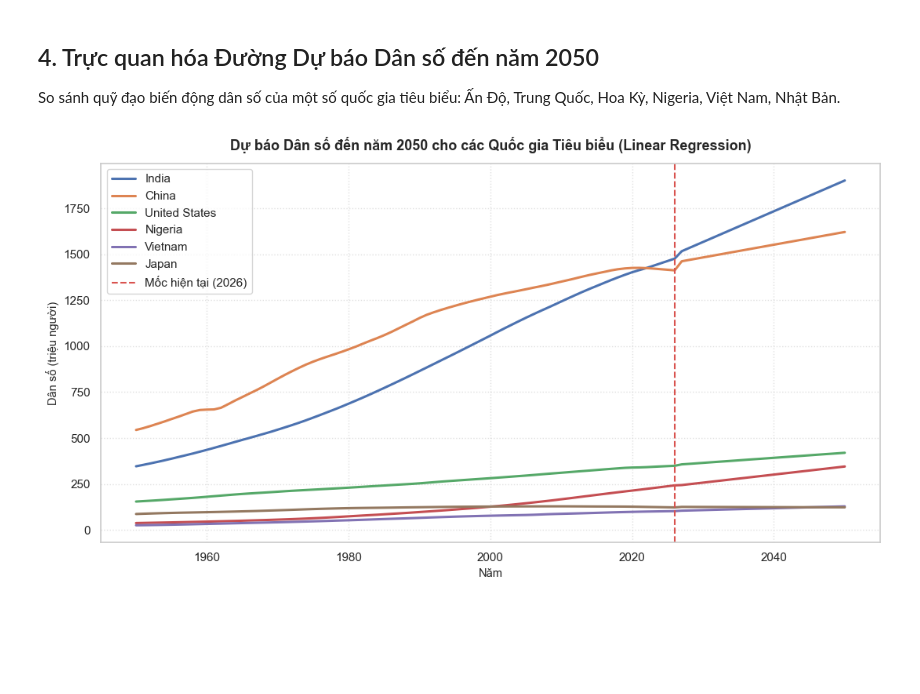
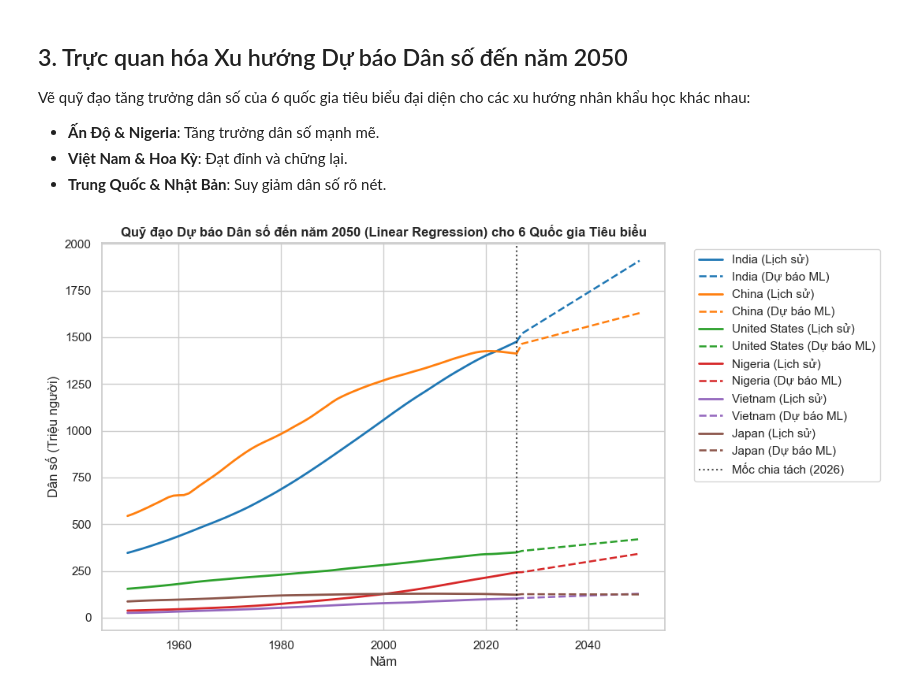
Before and after one commit to TchPhiTan/global-population-ageing-2050, a Jupyter notebook: notebooks/04_modeling_forecast_2050.ipynb, the cells around one changed output. Drawn from its saved outputs; the diff is of its cells as text; code cells hidden in the pictures; blank space fills up the shorter version.

```diff
--- a/notebooks/04_modeling_forecast_2050.ipynb
+++ b/notebooks/04_modeling_forecast_2050.ipynb
@@ -14,20 +21,22 @@ from pathlib import Path
 
 import matplotlib.pyplot as plt
 import numpy as np
+import pandas as pd
 import seaborn as sns
 from sklearn.linear_model import LinearRegression, LogisticRegression
-from sklearn.metrics import accuracy_score, confusion_matrix, f1_score, mean_absolute_error, mean_squared_error, precision_score, r2_score, recall_score
+from sklearn.metrics import accuracy_score, confusion_matrix, f1_score, mean_absolute_error, mean_squared_error, r2_score
 from sklearn.model_selection import train_test_split
 
-# Cấu hình giao diện và thư mục
-sns.set_theme(style="whitegrid")
-
+# Thiết lập đường dẫn tương đối linh hoạt
 ROOT = Path("..").resolve() if Path(".").resolve().name == "notebooks" else Path(".").resolve()
 WIDE_INPUT = ROOT / "data" / "processed" / "population_fact_wide.csv"
 OUTPUT_DIR = ROOT / "data" / "processed"
+TECHNICAL_DIR = OUTPUT_DIR / "technical"
+TECHNICAL_DIR.mkdir(parents=True, exist_ok=True)
 REPORTS_DIR = ROOT / "reports" / "modeling"
 REPORTS_DIR.mkdir(parents=True, exist_ok=True)
 
-print("Đường dẫn file dữ liệu wide:", WIDE_INPUT)
-print("Thư mục lưu báo cáo mô hình:", REPORTS_DIR)
+sns.set_theme(style="whitegrid")
+print(f"Project Root: {ROOT}")
+print(f"Wide Input Path: {WIDE_INPUT}")
 # %% [output]
@@ -189,25 +445,38 @@ Tổng số dòng dữ liệu (1950 - 2050): 23,937 dòng
 # %% [markdown]
-## 4. Trực quan hóa Đường Dự báo Dân số đến năm 2050
-So sánh quỹ đạo biến động dân số của một số quốc gia tiêu biểu: Ấn Độ, Trung Quốc, Hoa Kỳ, Nigeria, Việt Nam, Nhật Bản.
+## 3. Trực quan hóa Xu hướng Dự báo Dân số đến năm 2050
+Vẽ quỹ đạo tăng trưởng dân số của 6 quốc gia tiêu biểu đại diện cho các xu hướng nhân khẩu học khác nhau:
+- **Ấn Độ & Nigeria**: Tăng trưởng dân số mạnh mẽ.
+- **Việt Nam & Hoa Kỳ**: Đạt đỉnh và chững lại.
+- **Trung Quốc & Nhật Bản**: Suy giảm dân số rõ nét.
 # %%
-# Vẽ biểu đồ dự phóng dân số đến 2050
 sample_entities = ["India", "China", "United States", "Nigeria", "Vietnam", "Japan"]
 
 plt.figure(figsize=(11, 6))
-for ent in sample_entities:
-    ent_rows = [r for r in forecast_rows if r["Entity"] == ent]
-    yrs = [r["Year"] for r in ent_rows]
-    vals = [r["Population"] / 1e6 for r in ent_rows]
-    plt.plot(yrs, vals, label=ent, linewidth=2.2)
+palette = sns.color_palette("tab10", len(sample_entities))
 
-plt.axvline(2026, color="#d9534f", linestyle="--", linewidth=1.5, label="Mốc hiện tại (2026)")
-plt.title("Dự báo Dân số đến năm 2050 cho các Quốc gia Tiêu biểu (Linear Regression)", fontsize=13, fontweight="bold", pad=12)
-plt.xlabel("Năm", fontsize=10.5)
-plt.ylabel("Dân số (triệu người)", fontsize=10.5)
-plt.grid(True, linestyle=":", alpha=0.6)
-plt.legend(frameon=True, facecolor="white", loc="upper left")
+for i, ent in enumerate(sample_entities):
+    ent_rows = [r for r in forecast_rows if r["Entity"] == ent and r["Model"] in ("actual_or_un_wpp", "linear_regression")]
+    ent_rows.sort(key=lambda x: x["Year"])
+
+    # Chuỗi lịch sử (1950 - 2026)
+    hist_x = [r["Year"] for r in ent_rows if r["Year"] <= 2026]
+    hist_y = [r["Population"] / 1e6 for r in ent_rows if r["Year"] <= 2026]
+
+    # Chuỗi dự báo (2027 - 2050)
+    fc_x = [r["Year"] for r in ent_rows if r["Year"] >= 2026]
+    fc_y = [r["Population"] / 1e6 for r in ent_rows if r["Year"] >= 2026]
+
+    plt.plot(hist_x, hist_y, label=f"{ent} (Lịch sử)", color=palette[i], linewidth=2.0)
+    plt.plot(fc_x, fc_y, linestyle="--", color=palette[i], linewidth=1.8, label=f"{ent} (Dự báo ML)")
+
+plt.axvline(2026, color="black", linestyle=":", alpha=0.7, label="Mốc chia tách (2026)")
+plt.title("Quỹ đạo Dự báo Dân số đến năm 2050 (Linear Regression) cho 6 Quốc gia Tiêu biểu", fontsize=12, fontweight="bold")
+plt.xlabel("Năm")
+plt.ylabel("Dân số (Triệu người)")
+plt.legend(bbox_to_anchor=(1.04, 1), loc="upper left")
 plt.tight_layout()
-plt.savefig(REPORTS_DIR / "forecast_trends_2050.png", dpi=180)
+trends_img = REPORTS_DIR / "forecast_trends_2050.png"
+plt.savefig(trends_img, dpi=180)
 plt.show()
 # %% [output]
-[figure, old version]
+[figure, new version]
```
Also changed, not shown: parts of 26 cells of this notebook, 38 other files.
